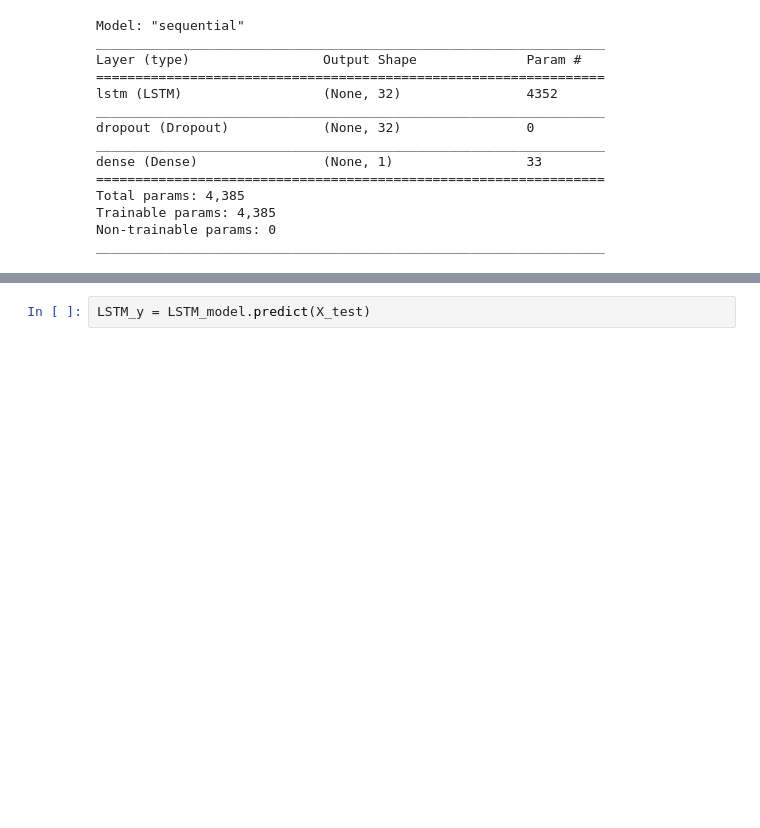
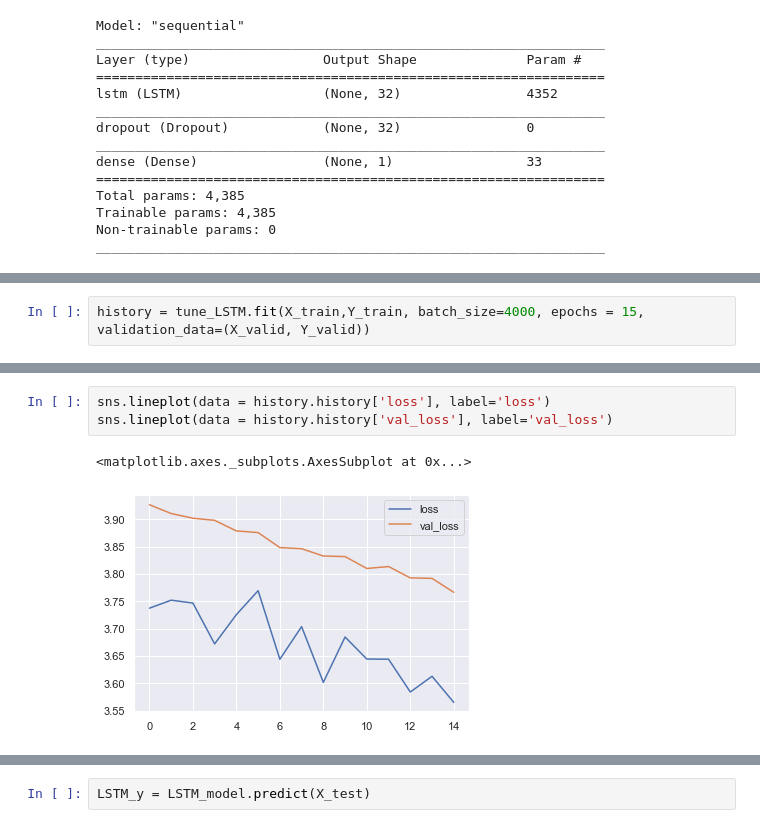
Before and after one commit to ahinski/portfolio, a Jupyter notebook: predictSales.ipynb, the cells around one changed output, grey strips where cells are left out. Cells and saved outputs as stored; diff of their text form; blank space fills up the shorter version.

```diff
--- a/predictSales.ipynb
+++ b/predictSales.ipynb
@@ -503,0 +504,2 @@ sns.lineplot(data = history.history['val_accuracy'], label='val_accuracy')
+# %%
+history = tune_LSTM.fit(X_train,Y_train, batch_size=4000, epochs = 15, validation_data=(X_valid, Y_valid))
@@ -503,0 +524,6 @@ sns.lineplot(data = history.history['val_accuracy'], label='val_accuracy')
+# %%
+sns.lineplot(data = history.history['loss'], label='loss')
+sns.lineplot(data = history.history['val_loss'], label='val_loss')
+# %% [output]
+<matplotlib.axes._subplots.AxesSubplot at 0x...>
+[figure, added]
```
Also changed, not shown: parts of 30 cells of this notebook, 1 other file.
